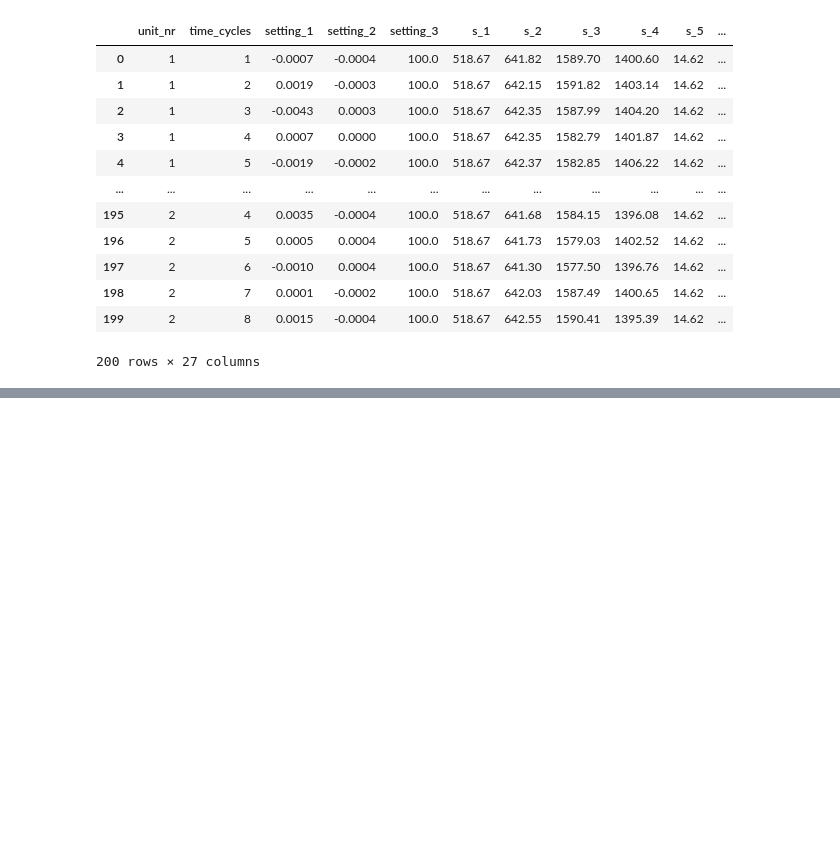
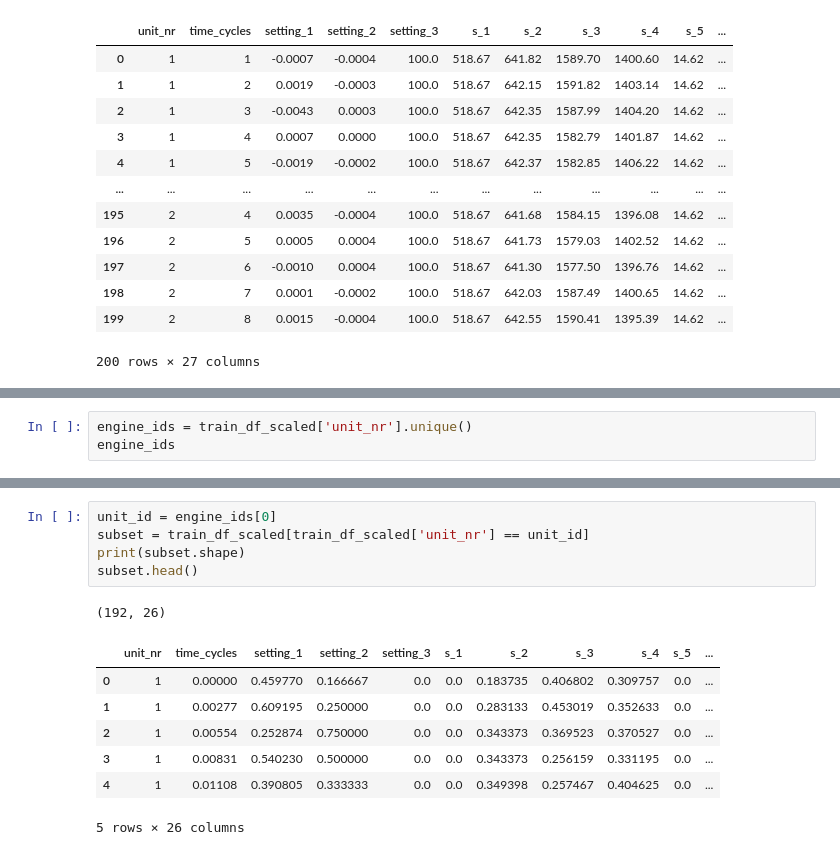
Before and after one commit to liminm/rul-lstm-rul-prediction, a Jupyter notebook: nasa_jet_engine_predictive_maintenance.ipynb, the cells around one changed output, grey strips where cells are left out. Cells and saved outputs as stored; diff of their text form; blank space fills up the shorter version.

```diff
--- a/nasa_jet_engine_predictive_maintenance.ipynb
+++ b/nasa_jet_engine_predictive_maintenance.ipynb
@@ -167,0 +265,3 @@ input_features.head()
+# %%
+engine_ids = train_df_scaled['unit_nr'].unique()
+engine_ids
@@ -167,0 +277,14 @@ input_features.head()
+# %%
+unit_id = engine_ids[0]
+subset = train_df_scaled[train_df_scaled['unit_nr'] == unit_id]
+print(subset.shape)
+subset.head()
+# %% [output]
+(192, 26)
+|  | unit_nr | time_cycles | setting_1 | setting_2 | setting_3 | s_1 | s_2 | s_3 | s_4 | s_5 | ... |
+| 0 | 1 | 0.00000 | 0.459770 | 0.166667 | 0.0 | 0.0 | 0.183735 | 0.406802 | 0.309757 | 0.0 | ... |
+| 1 | 1 | 0.00277 | 0.609195 | 0.250000 | 0.0 | 0.0 | 0.283133 | 0.453019 | 0.352633 | 0.0 | ... |
+| 2 | 1 | 0.00554 | 0.252874 | 0.750000 | 0.0 | 0.0 | 0.343373 | 0.369523 | 0.370527 | 0.0 | ... |
+| 3 | 1 | 0.00831 | 0.540230 | 0.500000 | 0.0 | 0.0 | 0.343373 | 0.256159 | 0.331195 | 0.0 | ... |
+| 4 | 1 | 0.01108 | 0.390805 | 0.333333 | 0.0 | 0.0 | 0.349398 | 0.257467 | 0.404625 | 0.0 | ... |
+5 rows × 26 columns
```
Also changed, not shown: parts of 13 cells of this notebook.
